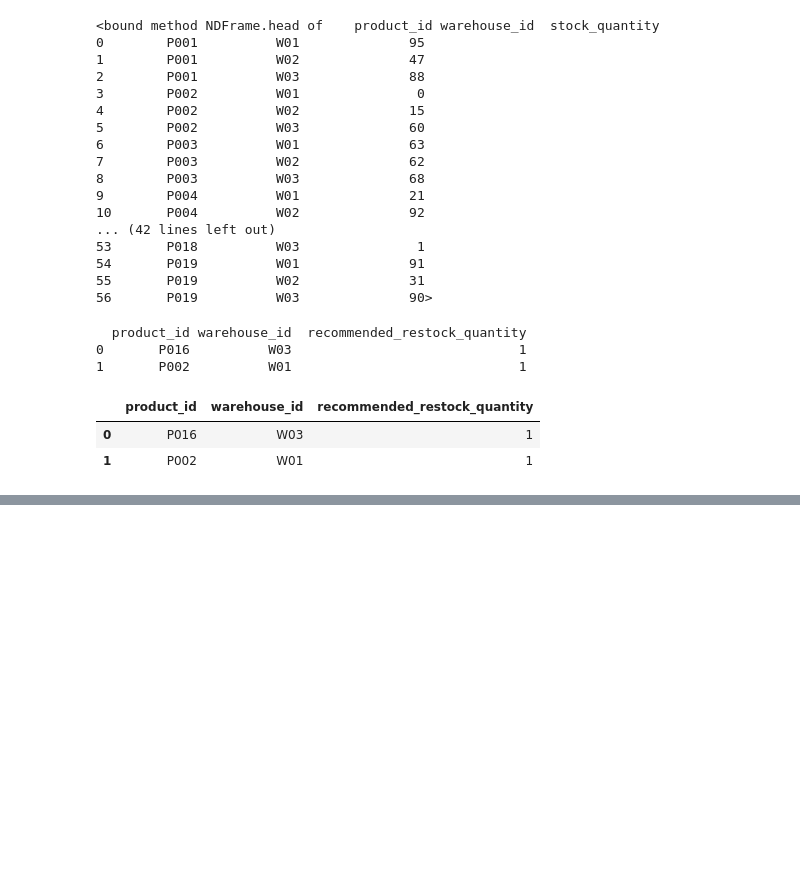
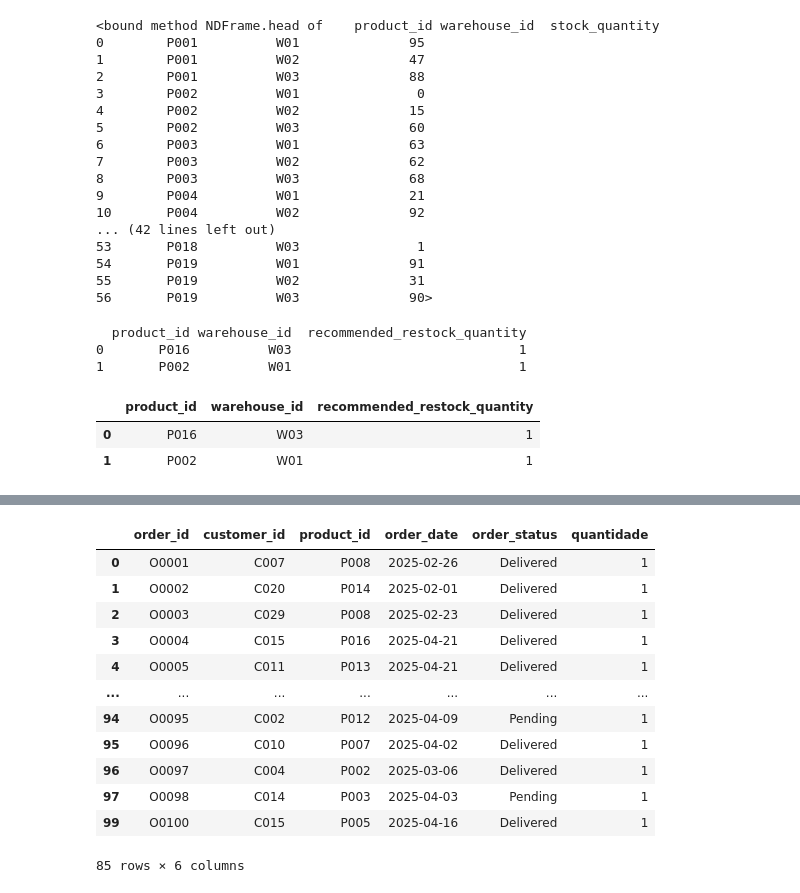
Before and after one commit to AlixNog/aplos-challenge, a Jupyter notebook: aplos.ipynb, the cells around one changed output, grey strips where cells are left out. Drawn from its saved outputs; the diff is of its cells as text; code cells hidden in the pictures; blank space fills up the shorter version.

```diff
--- a/aplos.ipynb
+++ b/aplos.ipynb
@@ -404,0 +401,6 @@ reposicao.head()
+# %%
+hj = datetime.today()
+dia_limite = hj - timedelta(days=90)
+ultimo_trimestre = orders[orders.order_date >= dia_limite]
+ultimo_trimestre = ultimo_trimestre[ultimo_trimestre["order_status"] != "Canceled"]
+print(ultimo_trimestre)
@@ -404,0 +422,18 @@ reposicao.head()
+# %%
+ultimo_trimestre['quantidade'] = 1
+
+ultimo_trimestre
+# %% [output]
+|  | order_id | customer_id | product_id | order_date | order_status | quantidade |
+| 0 | O0001 | C007 | P008 | 2025-02-26 | Delivered | 1 |
+| 1 | O0002 | C020 | P014 | 2025-02-01 | Delivered | 1 |
+| 2 | O0003 | C029 | P008 | 2025-02-23 | Delivered | 1 |
+| 3 | O0004 | C015 | P016 | 2025-04-21 | Delivered | 1 |
+| 4 | O0005 | C011 | P013 | 2025-04-21 | Delivered | 1 |
+| ... | ... | ... | ... | ... | ... | ... |
+| 94 | O0095 | C002 | P012 | 2025-04-09 | Pending | 1 |
+| 95 | O0096 | C010 | P007 | 2025-04-02 | Delivered | 1 |
+| 96 | O0097 | C004 | P002 | 2025-03-06 | Delivered | 1 |
+| 97 | O0098 | C014 | P003 | 2025-04-03 | Pending | 1 |
+| 99 | O0100 | C015 | P005 | 2025-04-16 | Delivered | 1 |
+85 rows × 6 columns
```
Also changed, not shown: parts of 4 cells of this notebook.
